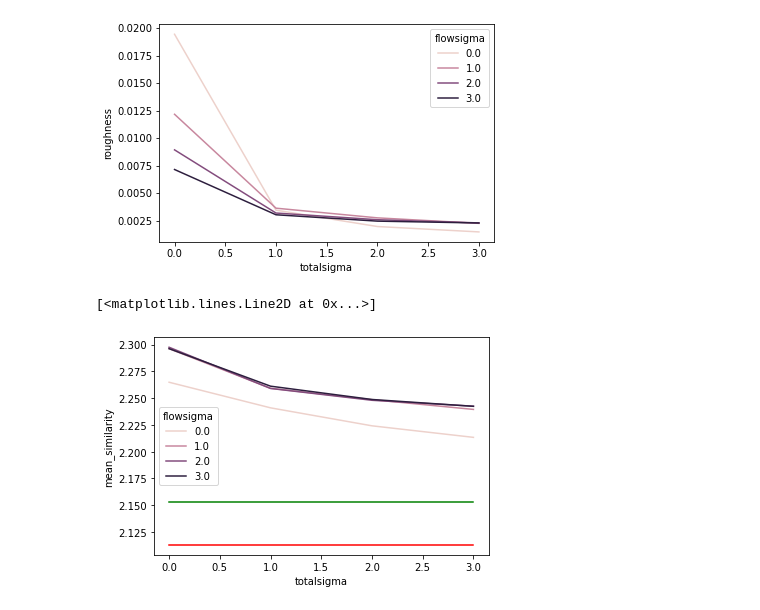
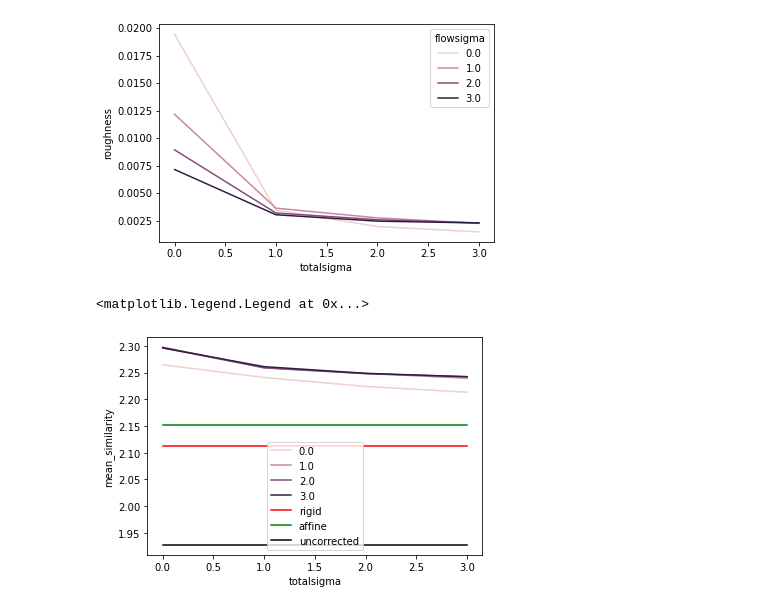
Before and after one commit to ClandininLab/brainsss2, a Jupyter notebook: motion_correction/compare_transforms.ipynb, the cells around one changed output. Cells and saved outputs as stored; diff of their text form; code cells hidden in the pictures.

Commit message:
add orig to plot

```diff
--- a/motion_correction/compare_transforms.ipynb
+++ b/motion_correction/compare_transforms.ipynb
@@ -363,8 +363,10 @@ sns.lineplot(hue='flowsigma', y='roughness', x='totalsigma',
 # %%
 sns.lineplot(hue='flowsigma', y='mean_similarity', x='totalsigma',
     data=df)
-plt.plot([0, 3], [mean_similarity['Rigid'], mean_similarity['Rigid']], color='red')
-plt.plot([0, 3], [mean_similarity['Affine'], mean_similarity['Affine']], color='green')
+plt.plot([0, 3], [mean_similarity['Rigid'], mean_similarity['Rigid']], label='rigid', color='red')
+plt.plot([0, 3], [mean_similarity['Affine'], mean_similarity['Affine']], label='affine', color='green')
+plt.plot([0, 3], [mean_similarity['orig'], mean_similarity['orig']], label='uncorrected', color='black')
+plt.legend()
 # %% [output]
-[<matplotlib.lines.Line2D at 0x...>]
+<matplotlib.legend.Legend at 0x...>
-[figure, old version]
+[figure, new version]
```
